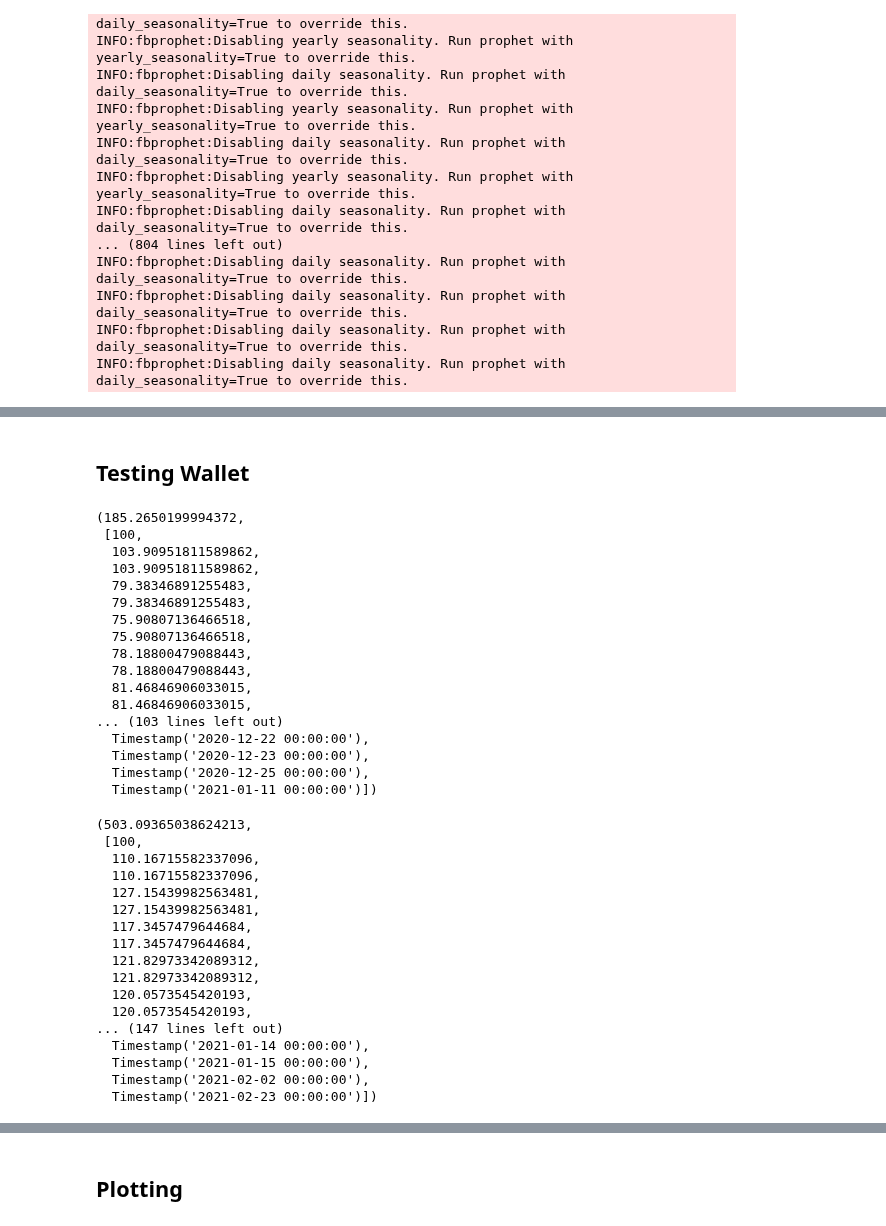
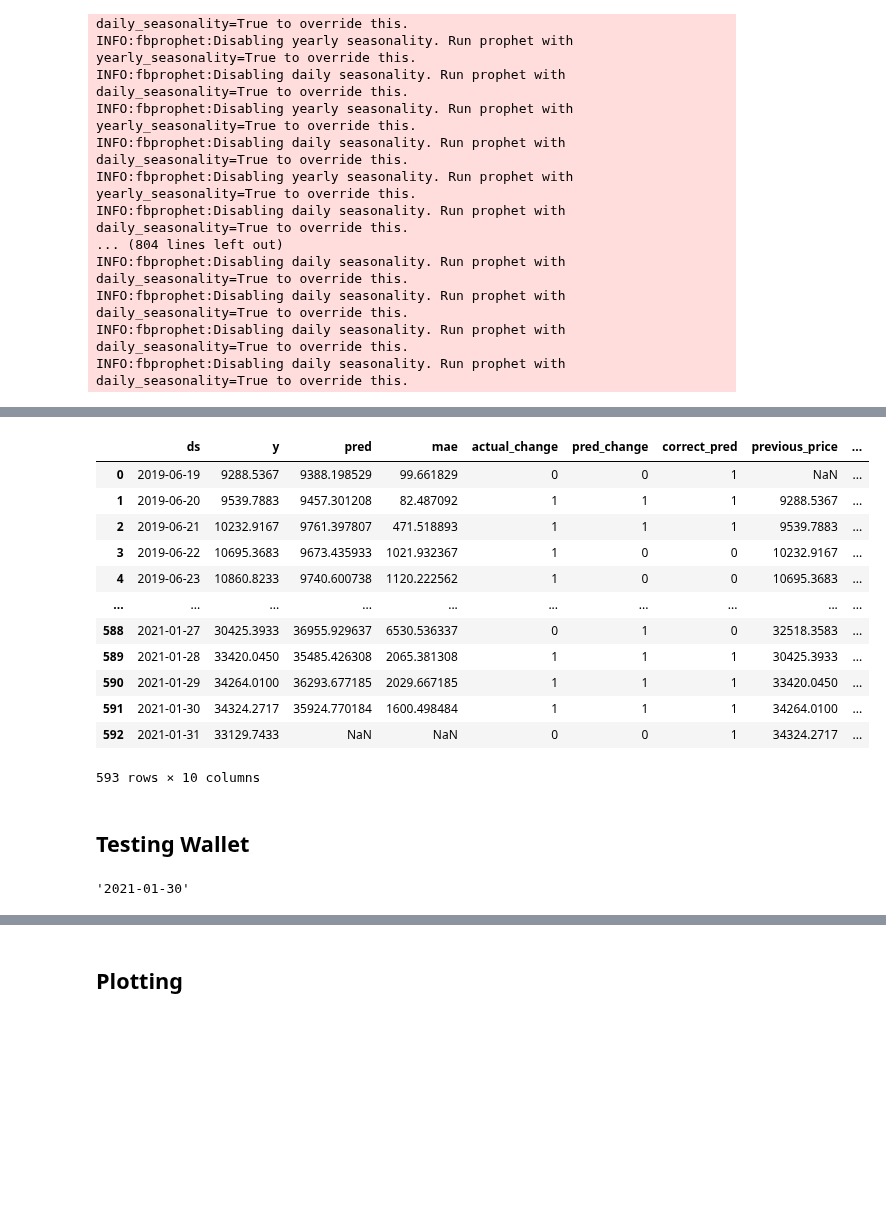
Before and after one commit to Dmunozig/crypto_sentiment, a Jupyter notebook: notebooks/Yassine modelling NB.ipynb, the cells around one changed output, grey strips where cells are left out. Saved outputs shown, nothing was run; the diff lists cells and outputs as text; code cells hidden in the pictures; blank space fills up the shorter version.

```diff
--- a/notebooks/Yassine modelling NB.ipynb
+++ b/notebooks/Yassine modelling NB.ipynb
@@ -263,7 +246,7 @@ INFO:fbprophet:Disabling daily seasonality. Run prophet with daily_seasonality=T
 INFO:fbprophet:Disabling daily seasonality. Run prophet with daily_seasonality=True to override this.
 # %%
 real_preds_3 = {}
-for key, value in predictions.items():
+for key, value in predictions_3.items():
     real_preds_3[key.strftime('%Y-%m-%d')] = [value]
 # %%
 actuals_3 = full_df[start_index_1:][['ds','y']]
@@ -297,3 +280,19 @@ comparision_3['mae'].mean()
+# %%
+comparision_3
+# %% [output]
+|  | ds | y | pred | mae | actual_change | pred_change | correct_pred | previous_price | ... |
+| 0 | 2019-06-19 | 9288.5367 | 9388.198529 | 99.661829 | 0 | 0 | 1 | NaN | ... |
+| 1 | 2019-06-20 | 9539.7883 | 9457.301208 | 82.487092 | 1 | 1 | 1 | 9288.5367 | ... |
+| 2 | 2019-06-21 | 10232.9167 | 9761.397807 | 471.518893 | 1 | 1 | 1 | 9539.7883 | ... |
+| 3 | 2019-06-22 | 10695.3683 | 9673.435933 | 1021.932367 | 1 | 0 | 0 | 10232.9167 | ... |
+| 4 | 2019-06-23 | 10860.8233 | 9740.600738 | 1120.222562 | 1 | 0 | 0 | 10695.3683 | ... |
+| ... | ... | ... | ... | ... | ... | ... | ... | ... | ... |
+| 588 | 2021-01-27 | 30425.3933 | 36955.929637 | 6530.536337 | 0 | 1 | 0 | 32518.3583 | ... |
+| 589 | 2021-01-28 | 33420.0450 | 35485.426308 | 2065.381308 | 1 | 1 | 1 | 30425.3933 | ... |
+| 590 | 2021-01-29 | 34264.0100 | 36293.677185 | 2029.667185 | 1 | 1 | 1 | 33420.0450 | ... |
+| 591 | 2021-01-30 | 34324.2717 | 35924.770184 | 1600.498484 | 1 | 1 | 1 | 34264.0100 | ... |
+| 592 | 2021-01-31 | 33129.7433 | NaN | NaN | 0 | 0 | 1 | 34324.2717 | ... |
+593 rows × 10 columns
 # %% [markdown]
 ## Testing Wallet
 # %%
@@ -336,40 +396,4 @@ def wallet(budget, df, start='2019-06-19', end='2021-03-01'):
 # %%
-wallet(100, comparision_3, end='2021-01-31')
+(wallet_2(100, comparision_3, end='2021-01-31')[2][-1])
 # %% [output]
-(185.2650199994372,
- [100,
-  103.90951811589862,
-  103.90951811589862,
-  79.38346891255483,
-  79.38346891255483,
-  75.90807136466518,
-  75.90807136466518,
-  78.18800479088443,
-  78.18800479088443,
-  81.46846906033015,
-  81.46846906033015,
-... (103 lines left out)
-  Timestamp('2020-12-22 00:00:00'),
-  Timestamp('2020-12-23 00:00:00'),
-  Timestamp('2020-12-25 00:00:00'),
-  Timestamp('2021-01-11 00:00:00')])
+'2021-01-30'
-# %%
-wallet(100, comparision_2)
-# %% [output]
-(503.09365038624213,
- [100,
-  110.16715582337096,
-  110.16715582337096,
-  127.15439982563481,
-  127.15439982563481,
-  117.3457479644684,
-  117.3457479644684,
-  121.82973342089312,
-  121.82973342089312,
-  120.0573545420193,
-  120.0573545420193,
-... (147 lines left out)
-  Timestamp('2021-01-14 00:00:00'),
-  Timestamp('2021-01-15 00:00:00'),
-  Timestamp('2021-02-02 00:00:00'),
-  Timestamp('2021-02-23 00:00:00')])
```
Also changed, not shown: parts of 15 cells of this notebook, 1 other file.
